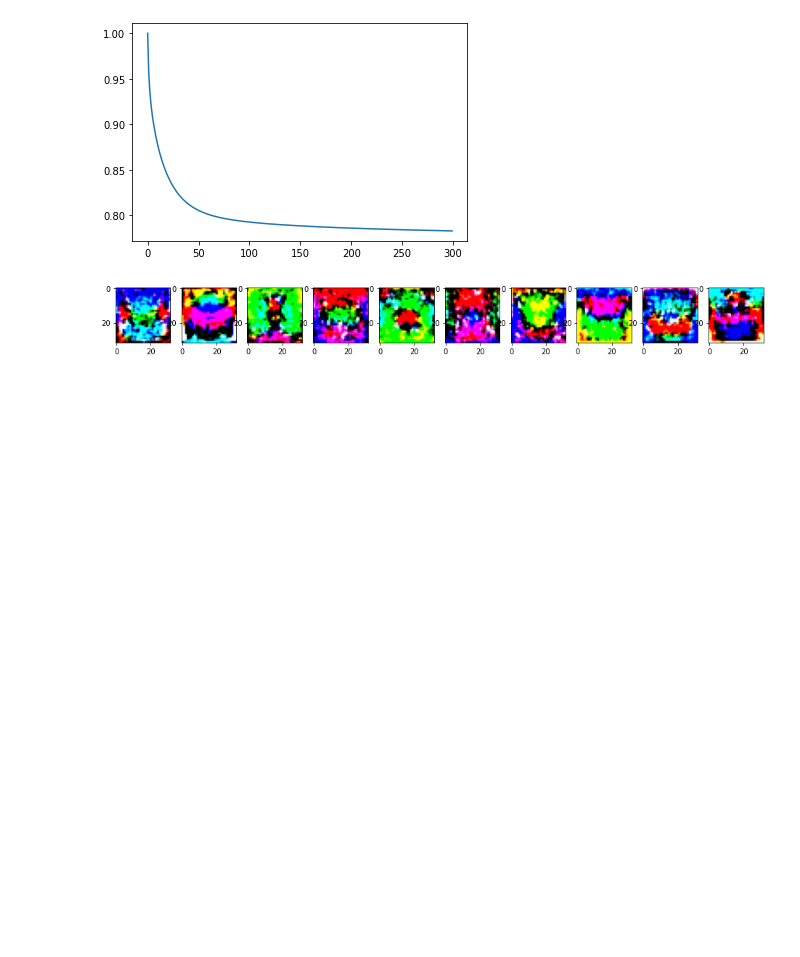
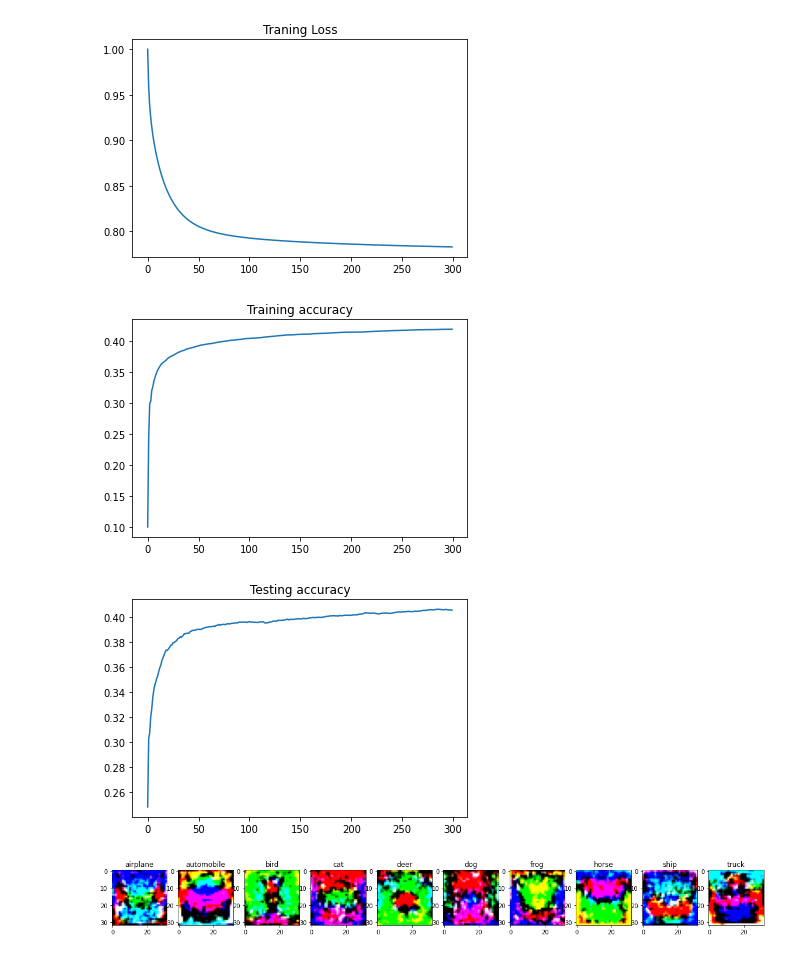
Before and after one commit to Ragavan1204/EN2550_Assignment4, a Jupyter notebook: linear_classifier.ipynb, the cells around one changed output. Saved outputs shown, nothing was run; the diff lists cells and outputs as text; code cells hidden in the pictures; blank space fills up the shorter version.

```diff
--- a/linear_classifier.ipynb
+++ b/linear_classifier.ipynb
@@ -27,6 +27,8 @@ w1 = std*np.random.randn(Din, K)
 b1 = np.zeros(K)
 print("w1:", w1.shape)
 print("b1:", b1.shape)
+
+
 batch_size = Ntr
 iterations =300
 lr =1.4e-2
@@ -40,46 +42,55 @@ rng = np.random.default_rng(seed=seed)
 for t in range(iterations):
     indices = np.arange(Ntr)
     rng.shuffle(indices)
-
+    x_tr=x_train[indices]
+    y_tr=y_train[indices]
 
     # Forward pass
-    x_tr=x_train[indices]
-    y_tr=y_train[indices]
     y_pre=np.matmul(x_tr,w1) + b1
     loss=(1/batch_size)*np.square(y_pre-y_tr).sum()  + reg*(np.sum(w1*w1))
     loss_history.append(loss)
 
+    # Backward pass
+    dy_pre =(1/batch_size)*2.0*(y_pre-y_tr) #derivative of loss with respect to y_pre
+    dw1= np.matmul(x_tr.T,dy_pre) + reg*w1   #derivative of loss with respect to w1
+    db1=dy_pre.sum(axis=0)                  #derivative of loss with respect to b1
+    w1-=lr*dw1   #update w1
+    b1-=lr*db1  #update b1
+    lr*=lr_decay    #update lr
 
-    # Backward pass
-    dy_pre =(1/batch_size)*2.0*(y_pre-y_tr)
-    dw1= np.matmul(x_tr.T,dy_pre) + reg*w1
-    db1=dy_pre.sum(axis=0)
-    w1-=lr*dw1
-    b1-=lr*db1
-    lr*=lr_decay
+    #traning accuracies
     train_acc=1.0 -(1/batch_size)*np.count_nonzero((np.argmax(y_tr,axis=1) - np.argmax(y_pre,axis=1)))
     train_acc_history.append(train_acc)
+    #testing accuracies
+    y_test_pre=np.matmul(x_test,w1) + b1
+    test_acc= 1.0 - (1/Nte)*np.count_nonzero((np.argmax(y_test,axis=1) - np.argmax(y_test_pre,axis=1)))
+    val_acc_history.append(test_acc)
     if t % 10==0:
-        print('iteration %d : loss %f : accuracy %f '% (t,loss,train_acc))
+        print('iteration : %d/%d    , loss: %f  , accuracy: %f'% (t,iterations,loss,train_acc))
 
 
+# Printing accuracies and displaying w as images
+plt1=plt.figure(1)
 plt.plot(loss_history)
+plt.title('Traning Loss')
+plt2=plt.figure(2)
+plt.plot(train_acc_history)
+plt.title('Training accuracy')
+plt3=plt.figure(3)
+plt.plot(val_acc_history)
+plt.title('Testing accuracy')
+print('Traning Loss: %f'%(loss_history[-1]))
+print('Training accuracy : %f'% (train_acc_history[-1]))
+print('Testing accuracy : %f'% (val_acc_history[-1]))
 
-# Printing accuracies and displaying w as images
-y_pre=np.matmul(x_train,w1) + b1
-train_acc= 1.0 - (1/Ntr)*np.count_nonzero((np.argmax(y_train,axis=1) - np.argmax(y_pre,axis=1)))
-print('Training accuracy : %f'% (train_acc))
-
-y_test_pre=np.matmul(x_test,w1) + b1
-test_acc= 1.0 - (1/Nte)*np.count_nonzero((np.argmax(y_test,axis=1) - np.argmax(y_test_pre,axis=1)))
-print('Testing accuracy : %f'% (test_acc))
-
+#showing w as images
 frame,ax= plt.subplots(1,K)
-frame.set_size_inches(16,10)
-
+frame.set_size_inches(20,20)
+classes = ['airplane', 'automobile', 'bird', 'cat', 'deer', 'dog', 'frog', 'horse', 'ship', 'truck']
 for i in range(K):
-    img= w1[:,i].reshape(32,32,3)
+    img= w1[:,i].reshape(32,32,3) #reshape it to image format
     ax[i].imshow(img*1000)
+    ax[i].set_title(classes[i])
 plt.show()
 # %% [output]
 x_train: (50000, 32, 32, 3)
@@ -102,2 +113,4 @@ Clipping input data to the valid range for imshow with RGB data ([0..1] for floa
-[figure, old version]
+[figure, new version]
-[figure, old version]
+[figure, new version]
+[figure, added]
+[figure, added]
```
Also changed, not shown: parts of 1 cell of this notebook, 3 other files.
